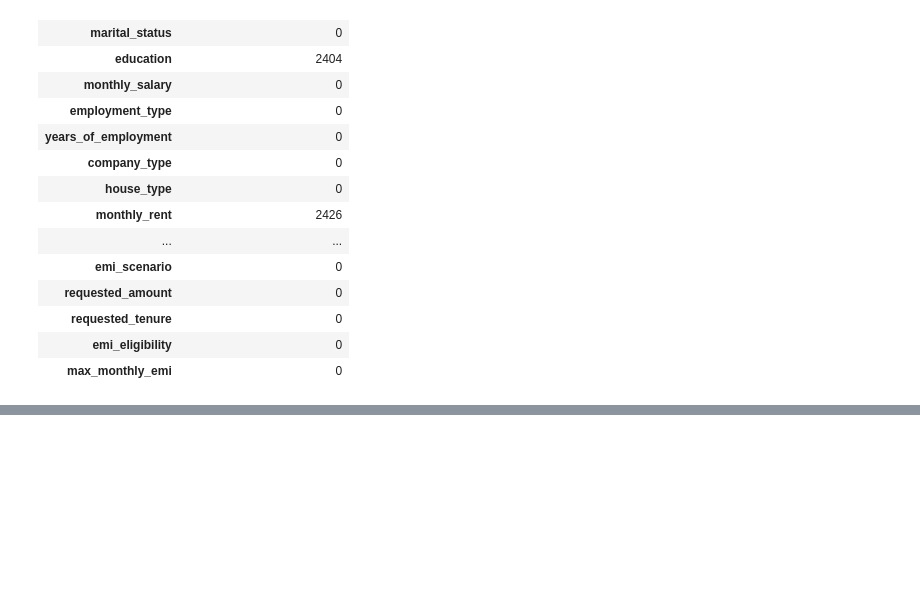
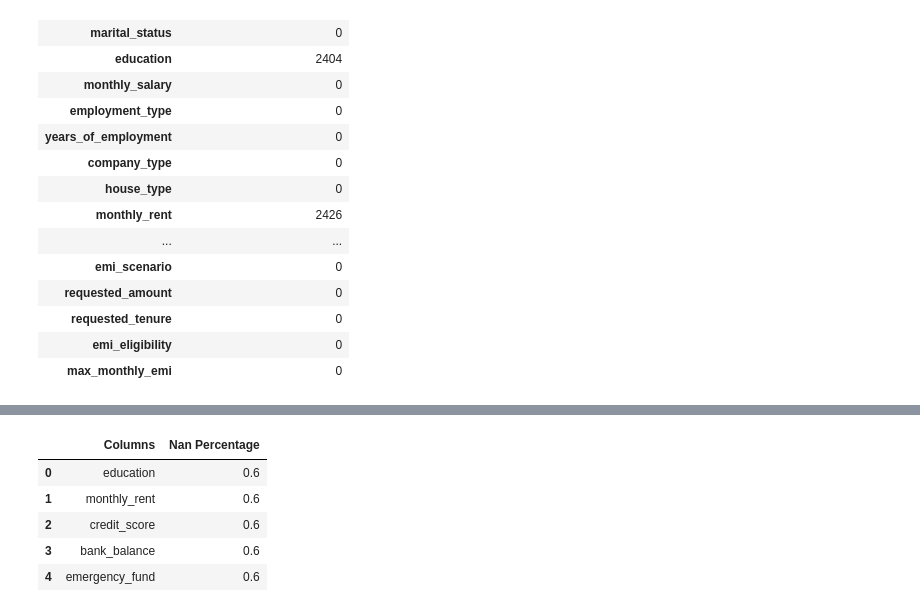
Before and after one commit to Amal-Francis/Amal-Francis-EMIPredict-AI---Intelligent-Financial-Risk-Assessment-Platform, a Jupyter notebook: main.ipynb, the cells around one changed output, grey strips where cells are left out. Saved outputs shown, nothing was run; the diff lists cells and outputs as text; code cells hidden in the pictures; blank space fills up the shorter version.

```diff
--- a/main.ipynb
+++ b/main.ipynb
@@ -95,0 +109,13 @@ pd.DataFrame(df.isna().sum(), columns=['Total number of Null values'])
+# %%
+nan_col = df.columns[df.isna().any()]
+nan_p_df = pd.DataFrame({'Columns': nan_col,
+                        'Nan Percentage': [round((df[i].isna().sum()/df.shape[0])* 100, 1) for i in nan_col]})
+# %%
+nan_p_df
+# %% [output]
+|  | Columns | Nan Percentage |
+| 0 | education | 0.6 |
+| 1 | monthly_rent | 0.6 |
+| 2 | credit_score | 0.6 |
+| 3 | bank_balance | 0.6 |
+| 4 | emergency_fund | 0.6 |
```
Also changed, not shown: parts of 5 cells of this notebook.
